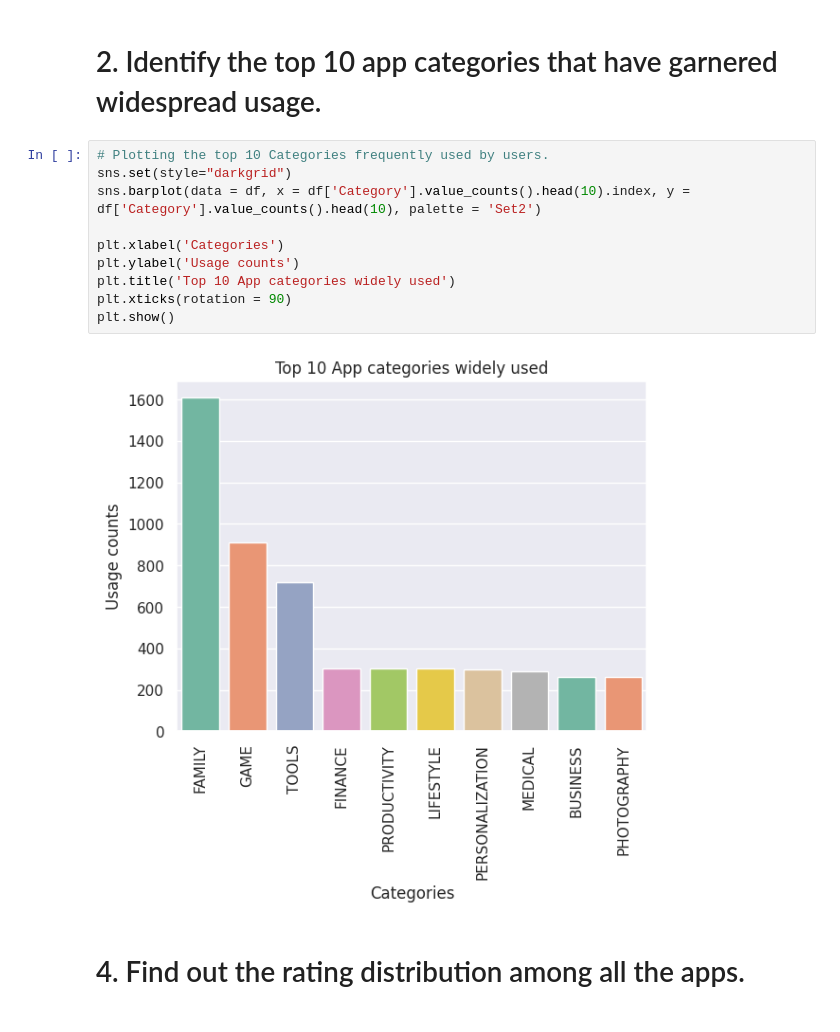
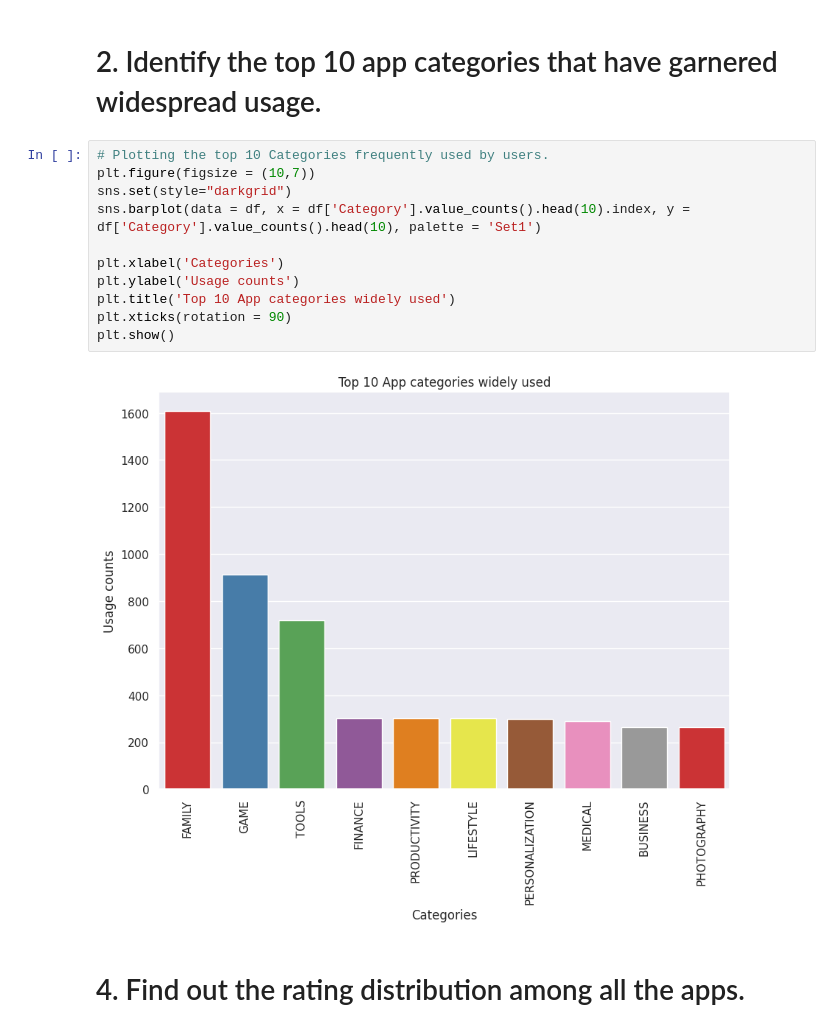
Before and after one commit to GourabR/Playstore_app_review_analysis, a Jupyter notebook: EDA_playstore_app_analysis.ipynb, the cells around one changed output. Cells and saved outputs as stored; diff of their text form.

```diff
--- a/EDA_playstore_app_analysis.ipynb
+++ b/EDA_playstore_app_analysis.ipynb
@@ -816,16 +820,17 @@ plt.show()
 # 2. Identify the top 10 app categories that have garnered widespread usage.
 # %%
 # Plotting the top 10 Categories frequently used by users.
+plt.figure(figsize = (10,7))
 sns.set(style="darkgrid")
-sns.barplot(data = df, x = df['Category'].value_counts().head(10).index, y = df['Category'].value_counts().head(10), palette = 'Set2')
+sns.barplot(data = df, x = df['Category'].value_counts().head(10).index, y = df['Category'].value_counts().head(10), palette = 'Set1')
 
 plt.xlabel('Categories')
 plt.ylabel('Usage counts')
 plt.title('Top 10 App categories widely used')
 plt.xticks(rotation = 90)
 plt.show()
 # %% [output]
-[figure, old version]
+[figure, new version]
 # %% [markdown]
 # 4. Find out the rating distribution among all the apps.
 # %%
```
Also changed, not shown: parts of 24 cells of this notebook.
